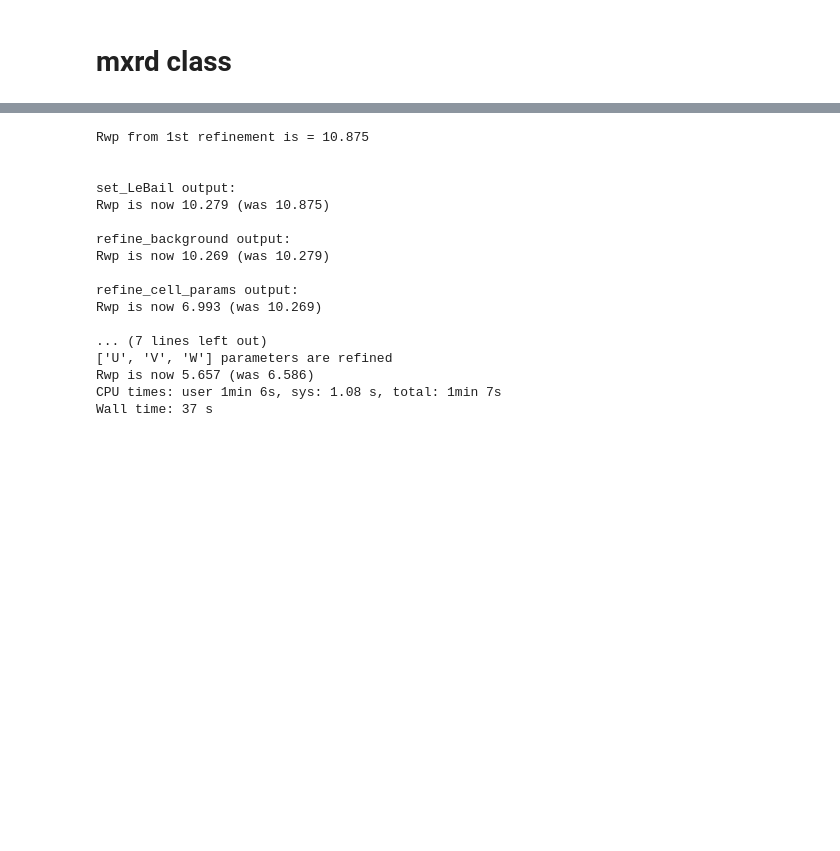
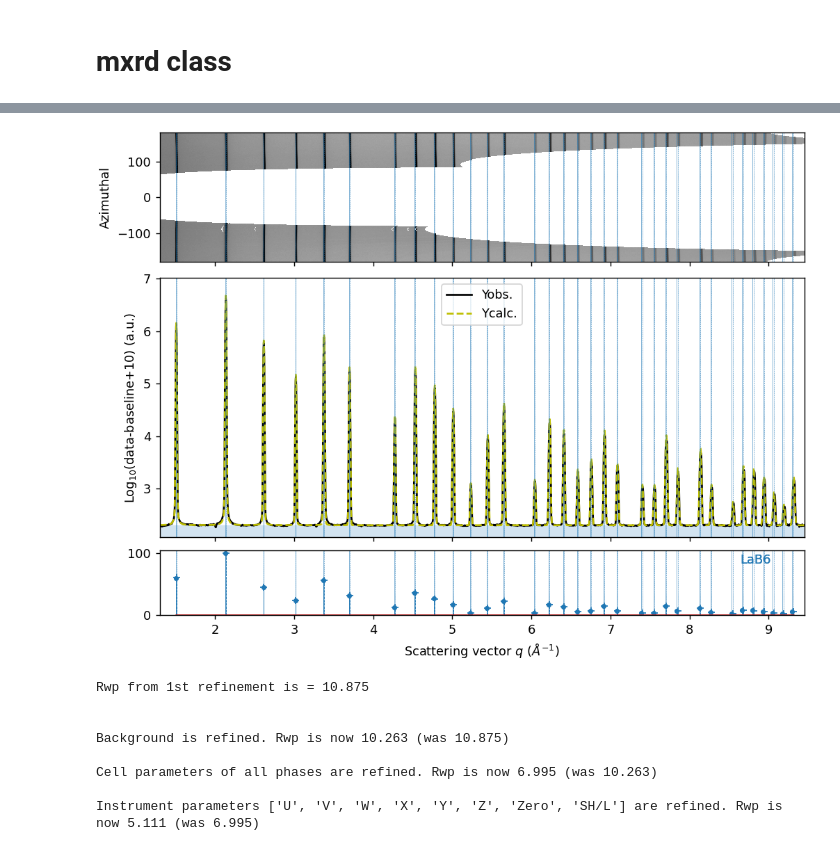
Before and after one commit to MehmetTopsakal/easyXRD, a Jupyter notebook: examples/data/refiner.ipynb, the cells around one changed output, grey strips where cells are left out. Drawn from its saved outputs; the diff is of its cells as text; code cells hidden in the pictures; blank space fills up the shorter version.

Commit message:
setup_gsas2_calculator cont.

```diff
--- a/examples/data/refiner.ipynb
+++ b/examples/data/refiner.ipynb
@@ -113,47 +102,39 @@ phases = [
 #         {"mp_id":'none', "cif":'_cifs/Zr.cif', "label":"Zr", "scale":1, "scale_a":1, "scale_b":1, "scale_c":1},
 #         ]
 # %%
-%%time
 
 %run -i mxrd.py
 
 
 
 plt.close('all')
 
-sample_mix = exrd(verbose=False)
-sample_mix.read_data(nc_file='integrated/NIST-LaB6.nc',plot=False,radial_range=(1.3,9.45))
-sample_mix.get_baseline(i1d_bkg=sample_Kapton.ds.i1d,arpls_lam=1e7,plot=False,use_arpls=True)
-sample_mix.load_phases(phases=phases,plot=False)
-sample_mix.setup_gsas2_calculator(gsasii_lib_directory='/home/mt/g2full/GSAS-II/GSASII',
+sample = exrd(verbose=False)
+sample.read_data(nc_file='integrated/NIST-LaB6.nc',plot=False,radial_range=(1.3,9.45))
+sample.get_baseline(i1d_bkg=sample_Kapton.ds.i1d,arpls_lam=1e7,plot=False,use_arpls=True)
+sample.load_phases(phases=[{"mp_id":'none', "cif":'_cifs/LaB6.cif', "label":"LaB6", "scale":1.0, "scale_a":1, "scale_b":1, "scale_c":1},],
+                       plot=False)
+sample.setup_gsas2_calculator(gsasii_lib_directory='/home/mt/G2/GSAS-II/GSASII',
                                   gsasii_scratch_directory=None,
                                   )
 
 
 
-sample_mix.set_LeBail()
+sample.set_LeBail()
+sample.refine_background()
+sample.refine_cell_params()
+# sample.refine_strain_broadening()
+# sample.refine_size_broadening()
+sample.refine_inst_parameters(inst_pars_to_refine=['U', 'V', 'W',   'X', 'Y', 'Z', 'Zero', 'SH/L'])
 
-
-sample_mix.refine_background()
-sample_mix.refine_cell_params()
-sample_mix.refine_strain_broadening()
-sample_mix.refine_size_broadening()
-sample_mix.refine_inst_parameters(inst_pars_to_refine=['U', 'V', 'W'])
+sample.gpx_plotter()
 # %% [output]
+[figure, added]
 Rwp from 1st refinement is = 10.875
 
 
-set_LeBail output:
-Rwp is now 10.279 (was 10.875)
+Background is refined. Rwp is now 10.263 (was 10.875)
 
-refine_background output:
-Rwp is now 10.269 (was 10.279)
+Cell parameters of all phases are refined. Rwp is now 6.995 (was 10.263)
 
-refine_cell_params output:
-Rwp is now 6.993 (was 10.269)
-
-... (7 lines left out)
-['U', 'V', 'W'] parameters are refined
-Rwp is now 5.657 (was 6.586)
-CPU times: user 1min 6s, sys: 1.08 s, total: 1min 7s
-Wall time: 37 s
+Instrument parameters ['U', 'V', 'W', 'X', 'Y', 'Z', 'Zero', 'SH/L'] are refined. Rwp is now 5.111 (was 6.995)
```
Also changed, not shown: parts of 5 cells of this notebook, 1 other file.
